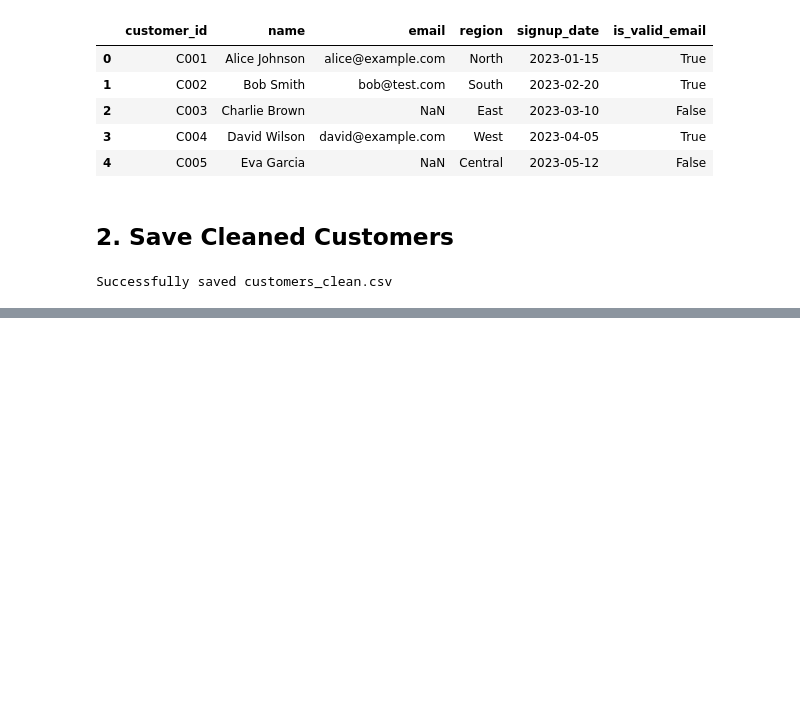
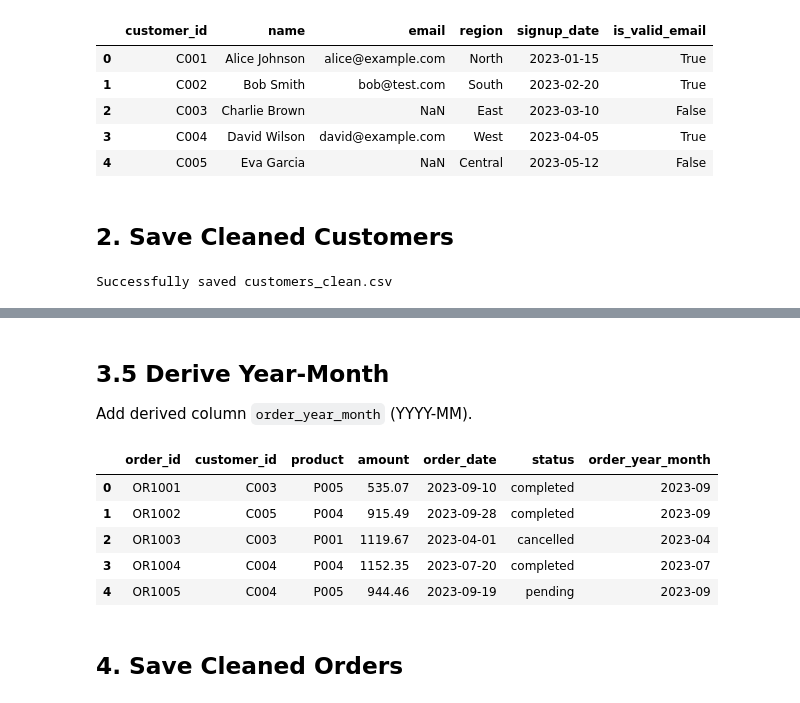
Before and after one commit to adityaraj31/Data-Insights-Pipeline, a Jupyter notebook: notebook/data_cleaning.ipynb, the cells around one changed output, grey strips where cells are left out. Cells and saved outputs as stored; diff of their text form; code cells hidden in the pictures; blank space fills up the shorter version.

Commit message:
Detailed data cleaning for customers and orders

```diff
--- a/notebook/data_cleaning.ipynb
+++ b/notebook/data_cleaning.ipynb
@@ -126,0 +143,14 @@ Successfully saved customers_clean.csv
+# %%
+def custom_date_parser(date_str):
+    if pd.isna(date_str) or date_str == '':
+        return pd.NaT
+    for fmt in ['%Y-%m-%d', '%d/%m/%Y', '%m-%d-%Y', '%b %d, %Y']:
+        try:
+            return pd.to_datetime(date_str, format=fmt)
+        except (ValueError, TypeError):
+            continue
+    return pd.to_datetime(date_str, errors='coerce')
+
+orders_df['order_date'] = orders_df['order_date'].apply(custom_date_parser)
+print(f"Null dates after parsing: {orders_df['order_date'].isna().sum()}")
+orders_df.head()
@@ -126,0 +168,5 @@ Successfully saved customers_clean.csv
+# %%
+before_count = len(orders_df)
+orders_df = orders_df.dropna(subset=['customer_id', 'order_id'], how='all')
+print(f"Unrecoverable rows dropped: {before_count - len(orders_df)}")
+orders_df.head()
@@ -126,0 +184,5 @@ Successfully saved customers_clean.csv
+# %%
+orders_df['amount'] = pd.to_numeric(orders_df['amount'], errors='coerce')
+orders_df['amount'] = orders_df.groupby('product')['amount'].transform(lambda x: x.fillna(x.median()))
+print(f"Null amounts remaining: {orders_df['amount'].isna().sum()}")
+orders_df.head()
@@ -126,0 +200,14 @@ Successfully saved customers_clean.csv
+# %%
+status_mapping = {
+    'shipped': 'completed',
+    'delivered': 'completed',
+    'done': 'completed',
+    'pending': 'pending',
+    'cancelled': 'cancelled',
+    'canceled': 'cancelled',
+    'refunded': 'refunded'
+}
+orders_df['status'] = orders_df['status'].str.lower().str.strip().map(status_mapping).fillna(orders_df['status'].str.lower())
+print("Value counts for status:")
+print(orders_df['status'].value_counts())
+orders_df.head()
@@ -126,0 +227,15 @@ Successfully saved customers_clean.csv
+# %% [markdown]
+## 3.5 Derive Year-Month
+Add derived column `order_year_month` (YYYY-MM).
+# %%
+orders_df['order_year_month'] = orders_df['order_date'].dt.strftime('%Y-%m')
+orders_df.head()
+# %% [output]
+|  | order_id | customer_id | product | amount | order_date | status | order_year_month |
+| 0 | OR1001 | C003 | P005 | 535.07 | 2023-09-10 | completed | 2023-09 |
+| 1 | OR1002 | C005 | P004 | 915.49 | 2023-09-28 | completed | 2023-09 |
+| 2 | OR1003 | C003 | P001 | 1119.67 | 2023-04-01 | cancelled | 2023-04 |
+| 3 | OR1004 | C004 | P004 | 1152.35 | 2023-07-20 | completed | 2023-07 |
+| 4 | OR1005 | C004 | P005 | 944.46 | 2023-09-19 | pending | 2023-09 |
+# %% [markdown]
+## 4. Save Cleaned Orders
```
Also changed, not shown: parts of 12 cells of this notebook, 3 other files.
